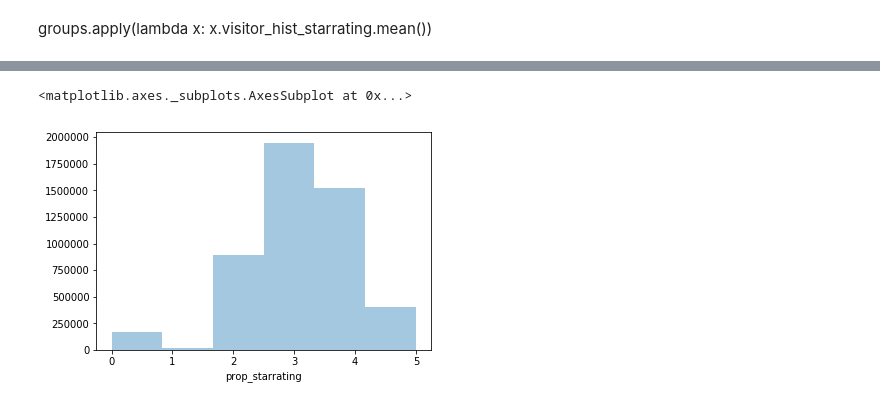
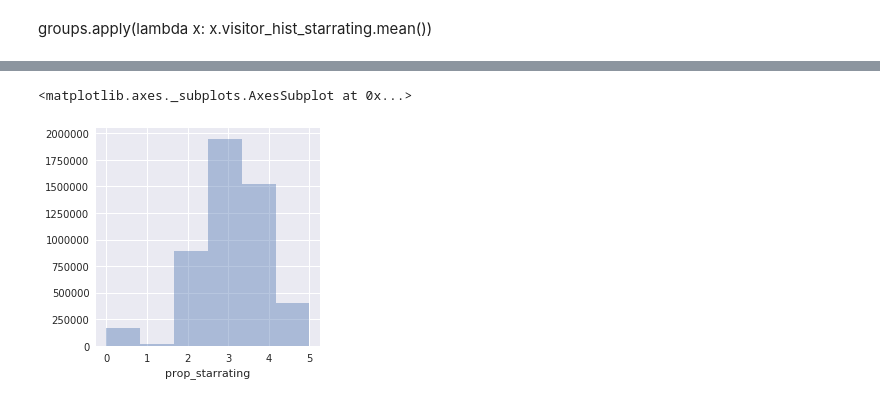
Before and after one commit to FionaLippert/DataMining, a Jupyter notebook: assignment2/explore_data_Fiona.ipynb, the cells around one changed output, grey strips where cells are left out. Saved outputs shown, nothing was run; the diff lists cells and outputs as text; code cells hidden in the pictures.

```diff
--- a/assignment2/explore_data_Fiona.ipynb
+++ b/assignment2/explore_data_Fiona.ipynb
@@ -360,4 +438,5 @@ train_sample['star_diff'] = np.abs(train_sample.visitor_hist_starrating - train_
 # %%
-sns.distplot(train_sample.star_diff[train_sample.booking_bool == 1].dropna(), kde=False, bins=15)
+sns.set()
+sns.distplot(train.star_diff[train.booking_bool == 1].dropna(), kde=False, bins=15)
 # %% [output]
 <matplotlib.axes._subplots.AxesSubplot at 0x...>
@@ -365,6 +444,7 @@ sns.distplot(train_sample.star_diff[train_sample.booking_bool == 1].dropna(), kd
 # %%
-train_sample['price_diff'] = np.abs(train_sample.visitor_hist_adr_usd - train_sample.price_usd)
+train['price_diff'] = np.abs(train.visitor_hist_adr_usd - train.price_usd)
 # %%
-sns.distplot(train_sample.price_diff[train_sample.booking_bool == 1].dropna(), kde=False, bins=15)
+sns.set()
+sns.distplot(train.price_diff[train.booking_bool == 1].dropna(), kde=False, bins=15)
 # %% [output]
 <matplotlib.axes._subplots.AxesSubplot at 0x...>
@@ -468,3 +537,4 @@ Name: prop_starrating_norm_srch_id, Length: 4958347, dtype: float64
 # %%
+sns.set()
 sns.distplot(train.prop_starrating_norm_srch_id.dropna().apply(lambda x: x if x <=5 else 5))
 # %% [output]
@@ -473,6 +542,8 @@ sns.distplot(train.prop_starrating_norm_srch_id.dropna().apply(lambda x: x if x
 # %%
+sns.set()
+plt.figure(figsize=(4,4))
 sns.distplot(train.prop_starrating.dropna(), bins=6, kde=False)
 # %% [output]
 <matplotlib.axes._subplots.AxesSubplot at 0x...>
-[figure, old version]
+[figure, new version]
 # %%
```
Also changed, not shown: parts of 27 cells of this notebook, 1 other file.
